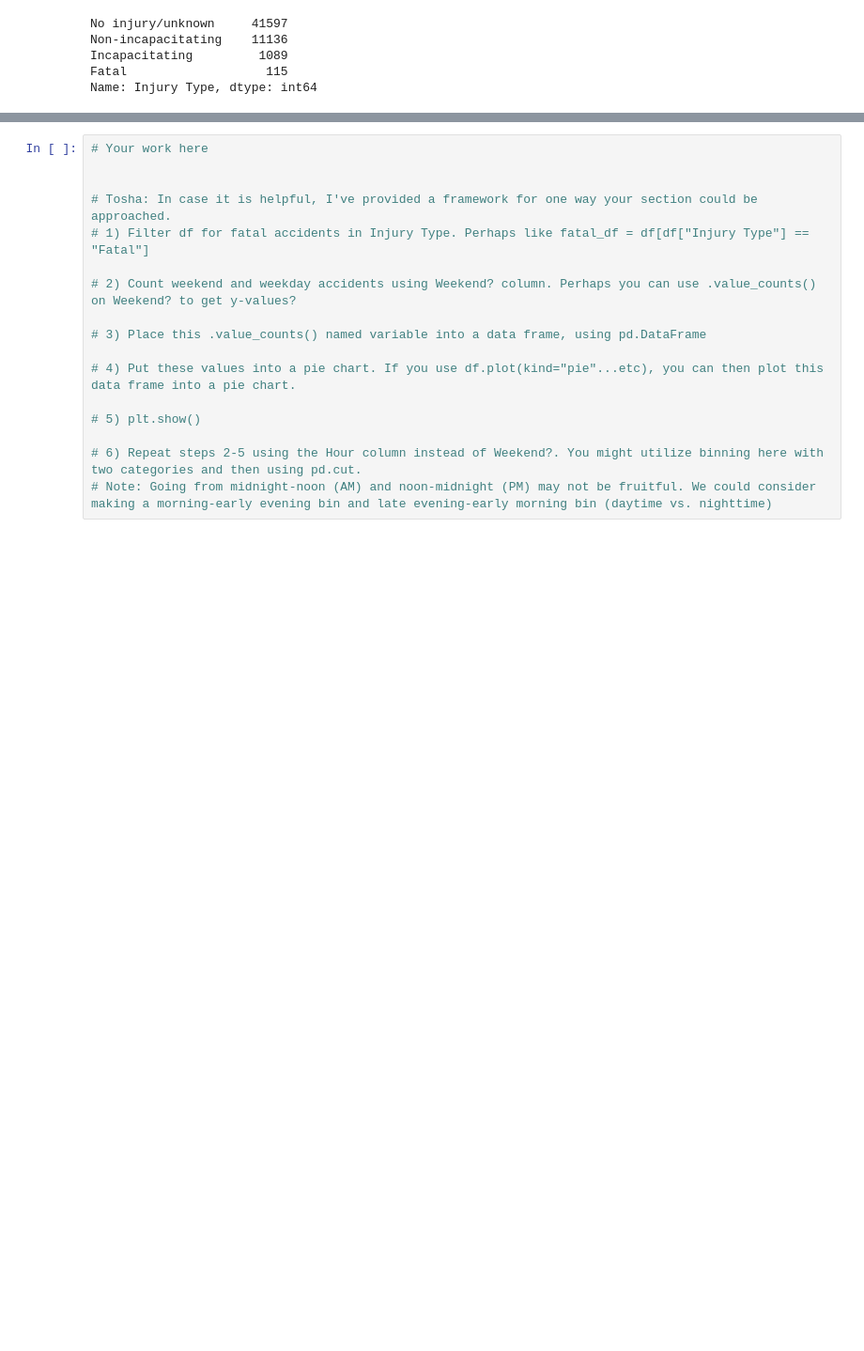
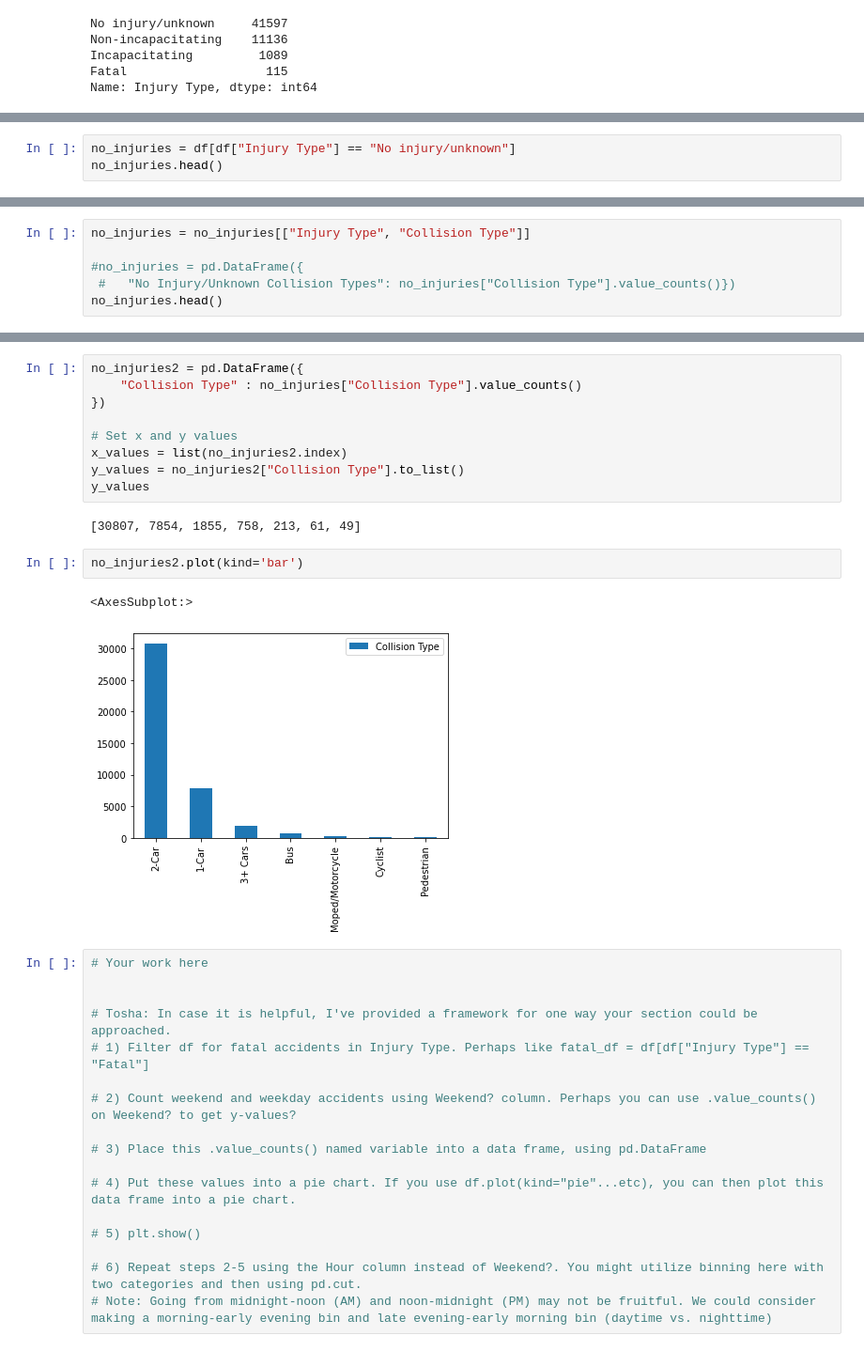
Before and after one commit to Kylee-Grant/Project-1, a Jupyter notebook: Project-1.ipynb, the cells around one changed output, grey strips where cells are left out. Shown at 94% size. Drawn from its saved outputs; the diff is of its cells as text; blank space fills up the shorter version.

```diff
--- a/Project-1.ipynb
+++ b/Project-1.ipynb
@@ -155,0 +103,3 @@ TypeError: 'value' must be an instance of str or bytes, not a float
+# %%
+no_injuries = df[df["Injury Type"] == "No injury/unknown"]
+no_injuries.head()
@@ -155,0 +113,6 @@ TypeError: 'value' must be an instance of str or bytes, not a float
+# %%
+no_injuries = no_injuries[["Injury Type", "Collision Type"]]
+
+#no_injuries = pd.DataFrame({
+ #   "No Injury/Unknown Collision Types": no_injuries["Collision Type"].value_counts()})
+no_injuries.head()
@@ -156,3 +126,19 @@ TypeError: 'value' must be an instance of str or bytes, not a float
+# %%
+no_injuries2 = pd.DataFrame({
+    "Collision Type" : no_injuries["Collision Type"].value_counts()
+})
+
+# Set x and y values
+x_values = list(no_injuries2.index)
+y_values = no_injuries2["Collision Type"].to_list()
+y_values
+# %% [output]
+[30807, 7854, 1855, 758, 213, 61, 49]
+# %%
+no_injuries2.plot(kind='bar')
+# %% [output]
+<AxesSubplot:>
+[figure, added]
 # %%
 # Your work here
 
```
Also changed, not shown: parts of 10 cells of this notebook.
